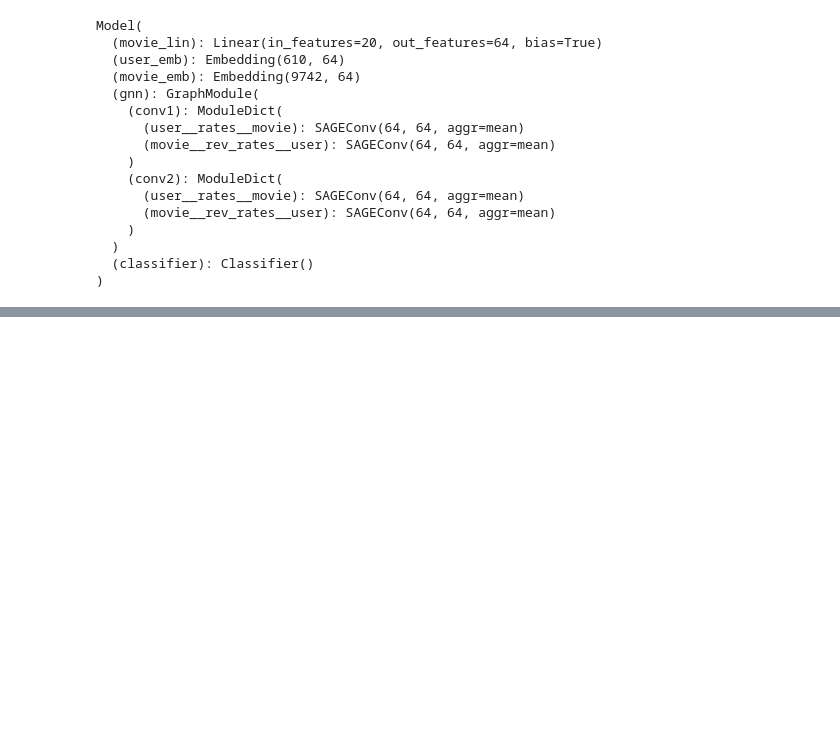
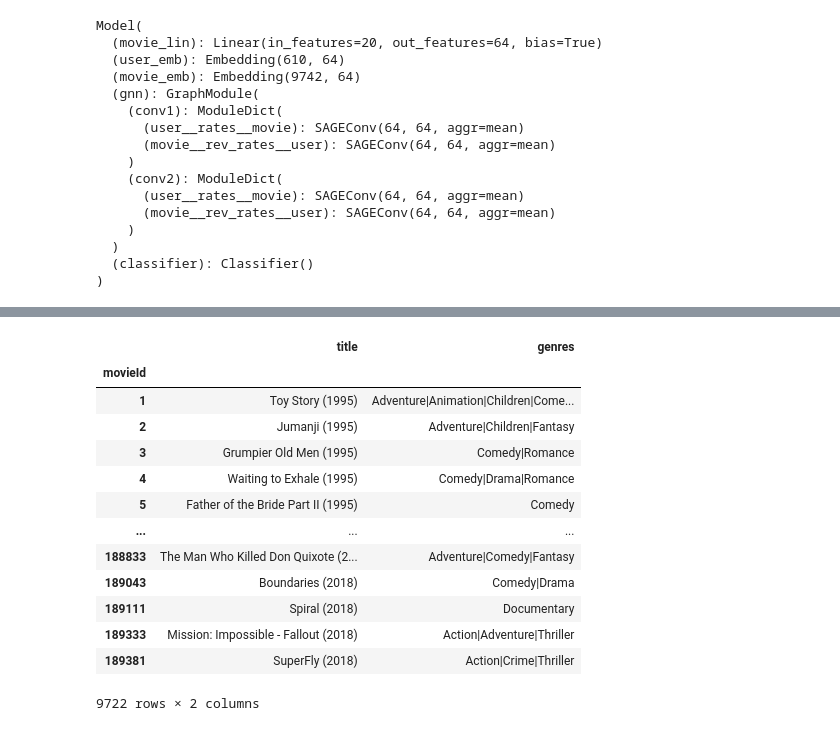
Before and after one commit to davideneffat/movie_recommendations, a Jupyter notebook: movielens.ipynb, the cells around one changed output, grey strips where cells are left out. Cells and saved outputs as stored; diff of their text form; code cells hidden in the pictures; blank space fills up the shorter version.

```diff
--- a/movielens.ipynb
+++ b/movielens.ipynb
@@ -643,0 +684,17 @@ It's genres are:
+# %%
+movies_df.head(-20)
+# %% [output]
+|  | title | genres |
+| movieId |  |  |
+| 1 | Toy Story (1995) | Adventure|Animation|Children|Come... |
+| 2 | Jumanji (1995) | Adventure|Children|Fantasy |
+| 3 | Grumpier Old Men (1995) | Comedy|Romance |
+| 4 | Waiting to Exhale (1995) | Comedy|Drama|Romance |
+| 5 | Father of the Bride Part II (1995) | Comedy |
+| ... | ... | ... |
+| 188833 | The Man Who Killed Don Quixote (2... | Adventure|Comedy|Fantasy |
+| 189043 | Boundaries (2018) | Comedy|Drama |
+| 189111 | Spiral (2018) | Documentary |
+| 189333 | Mission: Impossible - Fallout (2018) | Action|Adventure|Thriller |
+| 189381 | SuperFly (2018) | Action|Crime|Thriller |
+9722 rows × 2 columns
```
Also changed, not shown: parts of 14 cells of this notebook.
